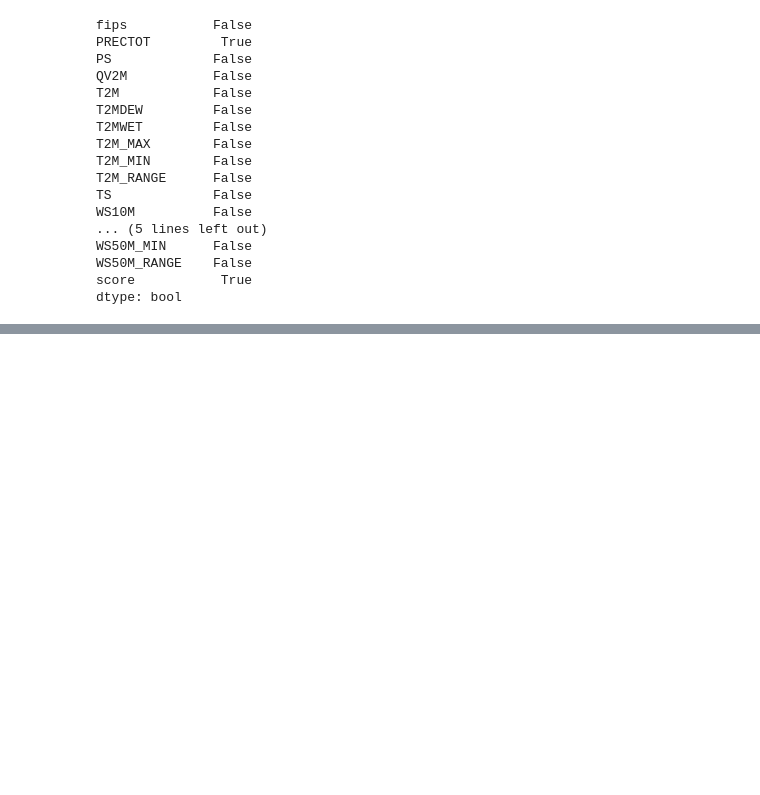
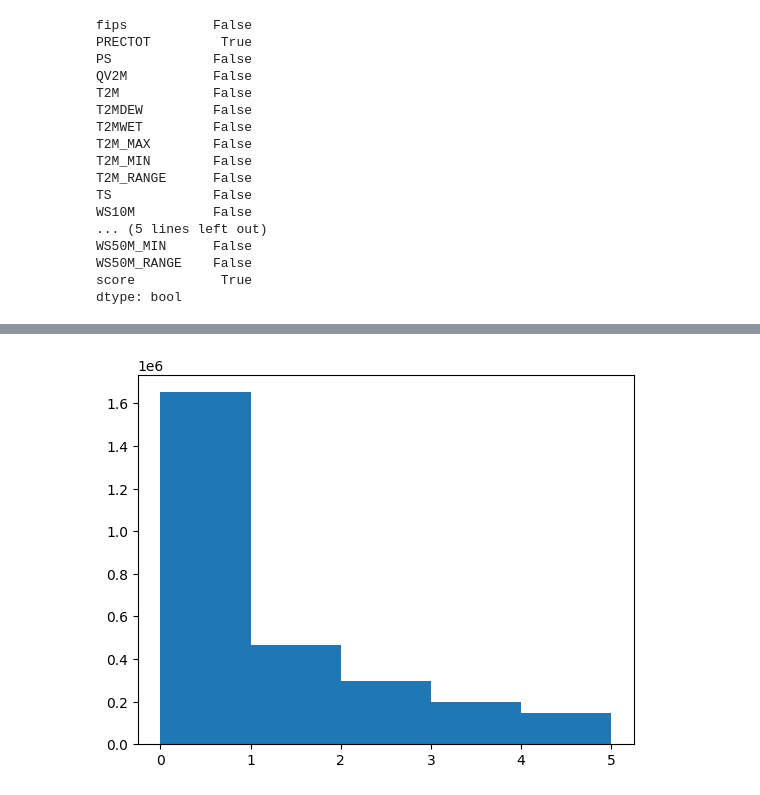
Before and after one commit to babusid/ECE461P_Project, a Jupyter notebook: models/exploration.ipynb, the cells around one changed output, grey strips where cells are left out. Saved outputs shown, nothing was run; the diff lists cells and outputs as text; code cells hidden in the pictures; blank space fills up the shorter version.

```diff
--- a/models/exploration.ipynb
+++ b/models/exploration.ipynb
@@ -149,0 +163,7 @@ We can see that across a whole state, the variance of the data is greater than j
+# %%
+import matplotlib.pyplot as plt
+
+plt.hist(train['score'], bins=5)
+plt.show()
+# %% [output]
+[figure, added]
```
Also changed, not shown: parts of 11 cells of this notebook, 4 other files.
